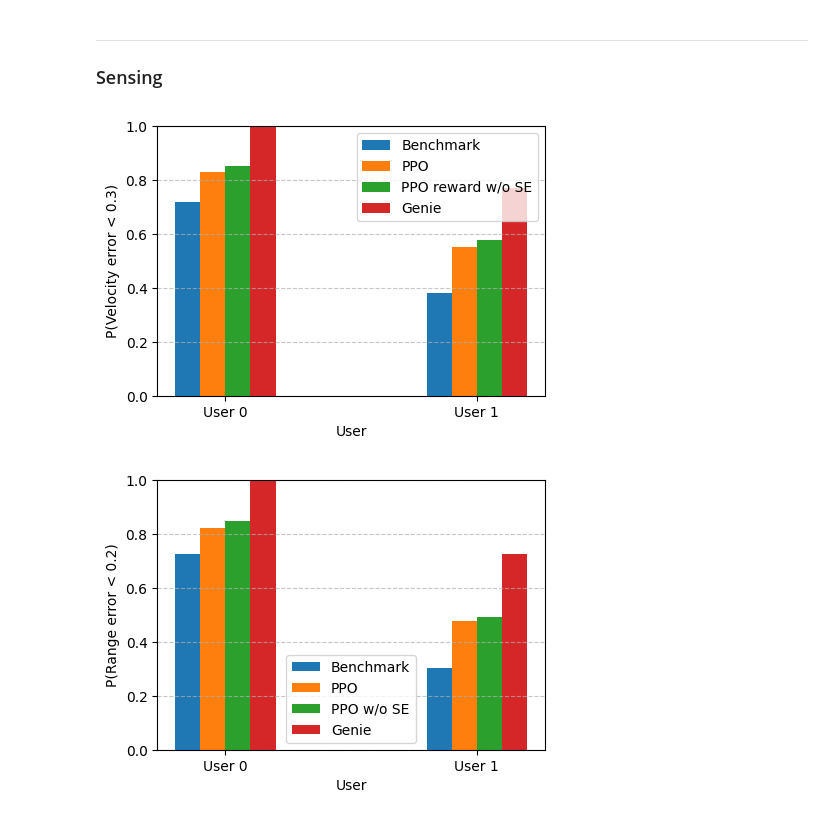
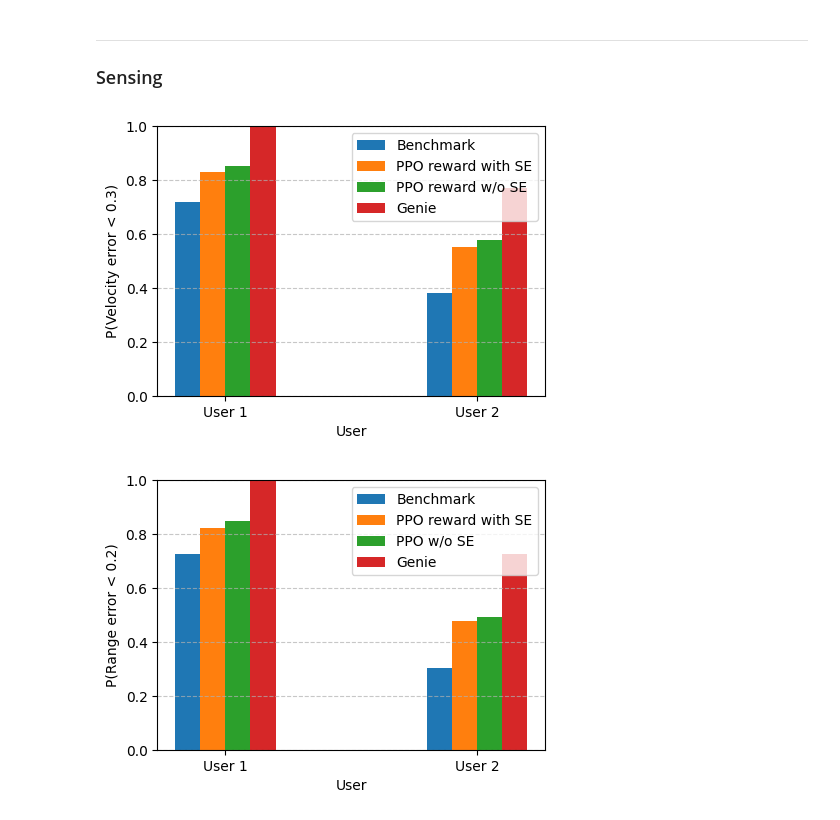
Before and after one commit to april427/Centric-BM, a Jupyter notebook: documents/07-10.ipynb, the cells around one changed output. Saved outputs shown, nothing was run; the diff lists cells and outputs as text; code cells hidden in the pictures.

```diff
--- a/documents/07-10.ipynb
+++ b/documents/07-10.ipynb
@@ -54,7 +76,7 @@ fd_trained = log_dir +'trained/'
 trained_reward = pd.read_csv(fd_trained + 'reward.csv', skiprows=0)
 tr = trained_reward['Reward'].rolling(window = 100).mean()
 
-fd_genie = log_dir +'greedy/'
+fd_genie = log_dir +'genie/'
 genie_reward = pd.read_csv(fd_genie + 'reward.csv', skiprows=0)
 gr = genie_reward['Reward'].rolling(window = 100).mean()
 
@@ -76,7 +98,7 @@ fig.set_size_inches(5, 3.5)
 ax.plot(np.linspace(0, len(moving_average), br_length), selected_values.dropna(), label='PPO Training', color='orange')
 # ax.plot(np.linspace(0, len(moving_average_reusebeams), br_length), selected_values_reusebeams.dropna(), label='PPO_128_new_statespace', color='green')
 ax.plot(np.linspace(0, len(moving_average), br_length), tr.dropna(), label='PPO Testing', color='purple')
-ax.plot(np.linspace(0, len(moving_average), br_length), br.dropna(), label='Benchmark -- estimated AoDs', color='blue')
+ax.plot(np.linspace(0, len(moving_average), br_length), br.dropna(), label='Benchmark -- Estimated AoDs', color='blue')
 ax.plot(np.linspace(0, len(moving_average), br_length), gr.dropna(), label='Genie-AoD', color='black')
 ax.plot(np.linspace(0, len(moving_average), br_length), rr.dropna(), label='Random', color='red')
 # ax.plot(np.linspace(0, len(moving_average), br_length), tr2.dropna(), label='PPO_128_new_statespace Test Test', color='red')
@@ -170,7 +265,7 @@ ev_trained_woSE = np.array(ev_t2)
 
 colors = ['tab:blue', 'tab:orange', 'tab:green', 'tab:red', 'tab:purple', 'tab:brown']
 linestyles = {'Estimated AoD': '--', 'PPO': '-', 'Genie': ':'}
-labels = ['User 0', 'User 1']
+labels = ['User 1', 'User 2']
 
 
 def prob_error_below_threshold(data, threshold=0.2):
@@ -188,40 +283,40 @@ width = 0.1
 fig, ax = plt.subplots()
 fig.set_size_inches(5,3.5)
 ax.bar(x - 3*width/2, prob_benchmark, width, label='Benchmark')
-ax.bar(x - width/2 , prob_trained0, width, label='PPO')
+ax.bar(x - width/2 , prob_trained0, width, label='PPO reward with SE')
 ax.bar(x + width/2, prob_trained_woSE, width, label='PPO reward w/o SE')
 ax.bar(x + 3*width/2, prob_genie, width, label='Genie')
 
 ax.set_xticks(x)
 ax.set_xticklabels(labels)
 ax.set_ylabel('P(Velocity error < 0.3)')
 ax.set_xlabel('User')
 ax.set_ylim(0, 1)
 ax.legend()
 ax.grid(axis='y', linestyle='--', alpha=0.7)
 plt.show()
 
 # Calculate for range estimation error
 prob_range_trained = prob_error_below_threshold(er_trained, th_prob)
 prob_range_benchmark = prob_error_below_threshold(er_benchmark, th_prob)
 prob_range_genie = prob_error_below_threshold(er_genie, th_prob)
 prob_range_trained_woSE = prob_error_below_threshold(er_trained_woSE, th_prob)
 
 fig, ax = plt.subplots()
 fig.set_size_inches(5,3.5)
 ax.bar(x - 3*width/2, prob_range_benchmark, width, label='Benchmark')
-ax.bar(x - width/2, prob_range_trained, width, label='PPO')
+ax.bar(x - width/2, prob_range_trained, width, label='PPO reward with SE')
 ax.bar(x + width/2, prob_range_trained_woSE, width, label='PPO w/o SE')
 ax.bar(x + 3*width/2, prob_range_genie, width, label='Genie')
 
 ax.set_xticks(x)
 ax.set_xticklabels(labels)
 ax.set_ylabel('P(Range error < 0.2)')
 ax.set_xlabel('User')
 ax.set_ylim(0, 1)
 ax.legend()
 ax.grid(axis='y', linestyle='--', alpha=0.7)
 plt.show()
 # %% [output]
-[figure, old version]
+[figure, new version]
-[figure, old version]
+[figure, new version]
```
Also changed, not shown: parts of 15 cells of this notebook, 4 other files.
